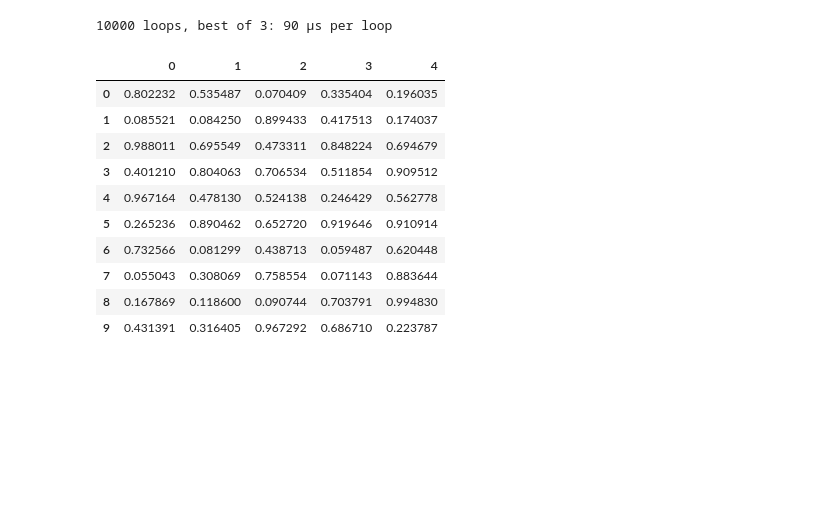
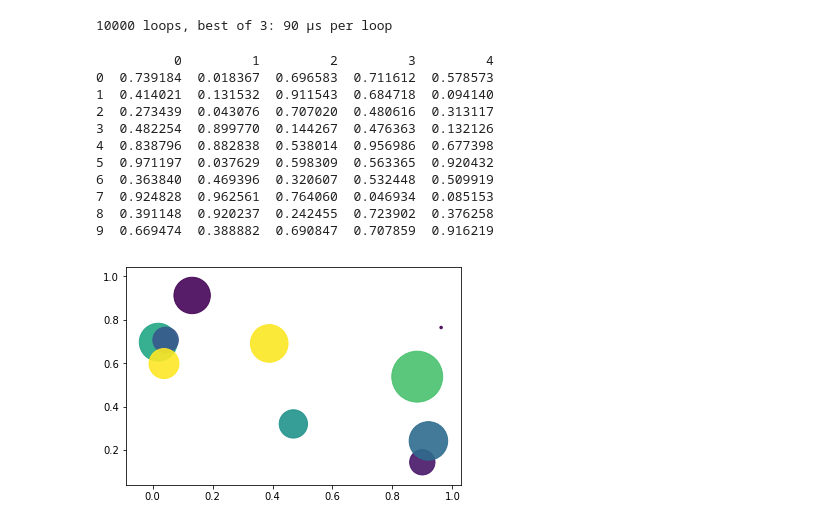
Before and after one commit to gaitanignacio/My_Data_Science_Work, a Jupyter notebook: My_Results_For_Data_Science_Specialization/assignment6/jupyter/Assignment_6_Test.ipynb, the cells around one changed output. Saved outputs shown, nothing was run; the diff lists cells and outputs as text; code cells hidden in the pictures; blank space fills up the shorter version.

```diff
--- a/My_Results_For_Data_Science_Specialization/assignment6/jupyter/Assignment_6_Test.ipynb
+++ b/My_Results_For_Data_Science_Specialization/assignment6/jupyter/Assignment_6_Test.ipynb
@@ -60,18 +60,21 @@ square_evens = [n*n for n in range(1000)]
 # %%
 import pandas as pd
 import numpy as np
 
 df = pd.DataFrame(np.random.rand(10,5))
-df
+print(df)
+plt.scatter(df[1],df[2],s=np.pi*(30*df[3])**2,c=df[4],alpha=0.9)
+plt.show()
 # %% [output]
-|  | 0 | 1 | 2 | 3 | 4 |
-| 0 | 0.802232 | 0.535487 | 0.070409 | 0.335404 | 0.196035 |
-| 1 | 0.085521 | 0.084250 | 0.899433 | 0.417513 | 0.174037 |
-| 2 | 0.988011 | 0.695549 | 0.473311 | 0.848224 | 0.694679 |
-| 3 | 0.401210 | 0.804063 | 0.706534 | 0.511854 | 0.909512 |
-| 4 | 0.967164 | 0.478130 | 0.524138 | 0.246429 | 0.562778 |
-| 5 | 0.265236 | 0.890462 | 0.652720 | 0.919646 | 0.910914 |
-| 6 | 0.732566 | 0.081299 | 0.438713 | 0.059487 | 0.620448 |
-| 7 | 0.055043 | 0.308069 | 0.758554 | 0.071143 | 0.883644 |
-| 8 | 0.167869 | 0.118600 | 0.090744 | 0.703791 | 0.994830 |
-| 9 | 0.431391 | 0.316405 | 0.967292 | 0.686710 | 0.223787 |
+          0         1         2         3         4
+0  0.739184  0.018367  0.696583  0.711612  0.578573
+1  0.414021  0.131532  0.911543  0.684718  0.094140
+2  0.273439  0.043076  0.707020  0.480616  0.313117
+3  0.482254  0.899770  0.144267  0.476363  0.132126
+4  0.838796  0.882838  0.538014  0.956986  0.677398
+5  0.971197  0.037629  0.598309  0.563365  0.920432
+6  0.363840  0.469396  0.320607  0.532448  0.509919
+7  0.924828  0.962561  0.764060  0.046934  0.085153
+8  0.391148  0.920237  0.242455  0.723902  0.376258
+9  0.669474  0.388882  0.690847  0.707859  0.916219
+[figure, added]
```
Also changed, not shown: parts of 1 cell of this notebook.
